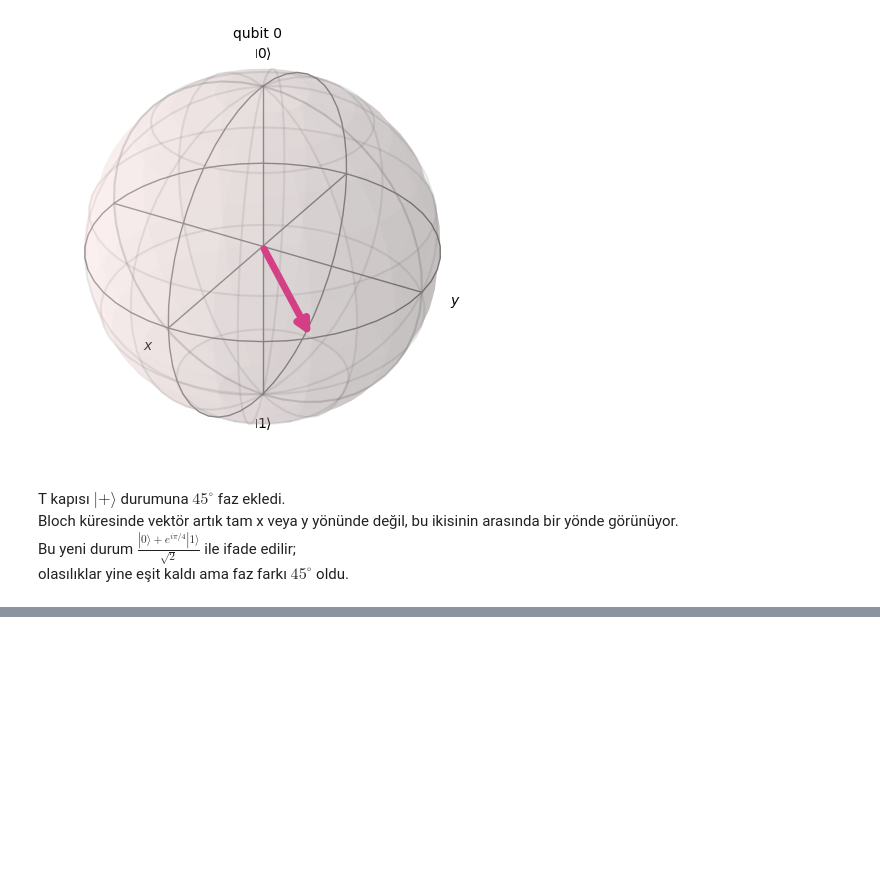
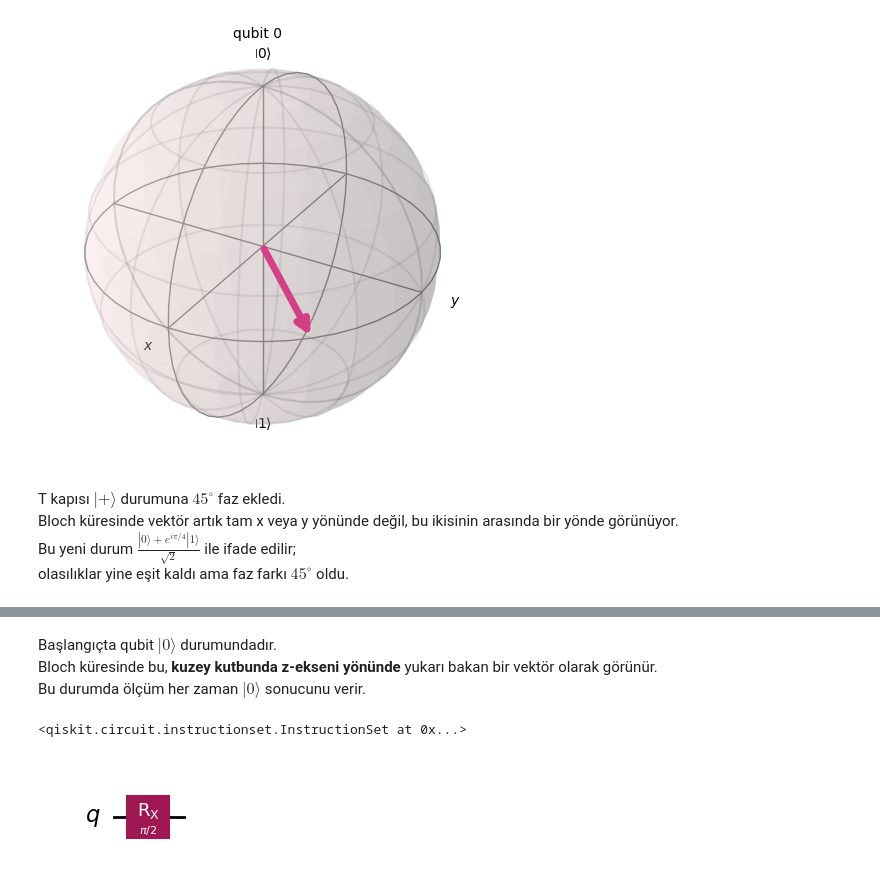
Before and after one commit to Yahya3mn/TR-Quantum, a Jupyter notebook: 01-temel-kavramlar/KuantumKapılarıveDevreler/tekQubitKapıları.ipynb, the cells around one changed output, grey strips where cells are left out. Drawn from its saved outputs; the diff is of its cells as text; code cells hidden in the pictures; blank space fills up the shorter version.

```diff
--- a/01-temel-kavramlar/KuantumKapılarıveDevreler/tekQubitKapıları.ipynb
+++ b/01-temel-kavramlar/KuantumKapılarıveDevreler/tekQubitKapıları.ipynb
@@ -285,0 +362,2 @@ olasılıklar yine eşit kaldı ama faz farkı $45^\circ$ oldu.
+# %%
+qc = QuantumCircuit(1)
@@ -285,0 +370,12 @@ olasılıklar yine eşit kaldı ama faz farkı $45^\circ$ oldu.
+# %% [markdown]
+Başlangıçta qubit $|0\rangle$ durumundadır.
+Bloch küresinde bu, **kuzey kutbunda z-ekseni yönünde** yukarı bakan bir vektör olarak görünür.
+Bu durumda ölçüm her zaman $|0\rangle$ sonucunu verir.
+# %%
+qc.rx(math.pi/2, 0) # Rx(π/2) uygulayalım
+# %% [output]
+<qiskit.circuit.instructionset.InstructionSet at 0x...>
+# %%
+_ = qc.draw(output='mpl')
+# %% [output]
+[figure, added]
```
Also changed, not shown: parts of 22 cells of this notebook.
